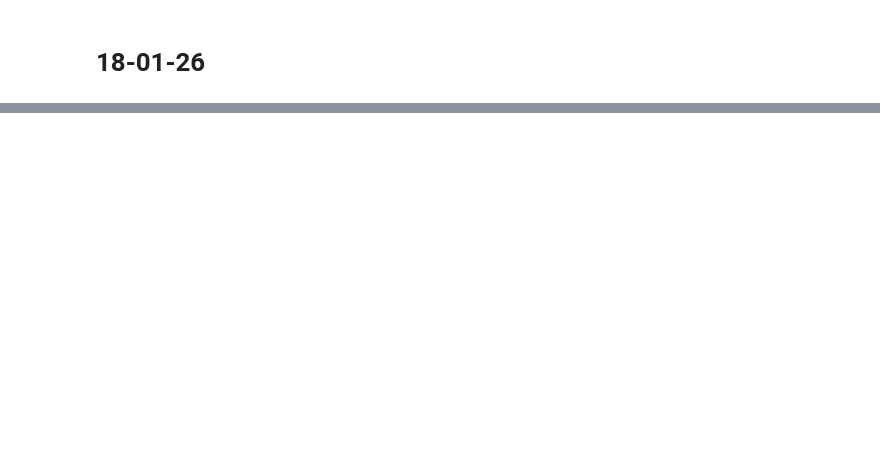
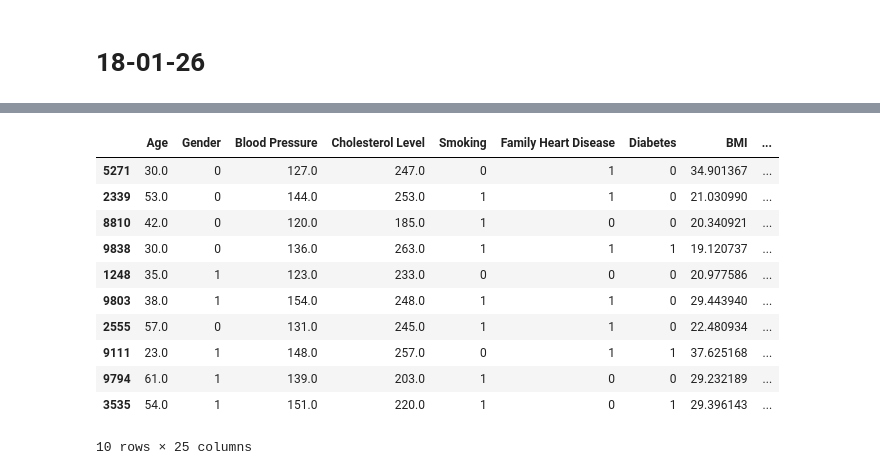
Before and after one commit to touhid0503/Heart_Disease_Diagnosis_Support_System, a Jupyter notebook: HSS.ipynb, the cells around one changed output, grey strips where cells are left out. Saved outputs shown, nothing was run; the diff lists cells and outputs as text; code cells hidden in the pictures; blank space fills up the shorter version.

Commit message:
Working with data preprocessing

```diff
--- a/HSS.ipynb
+++ b/HSS.ipynb
@@ -282,0 +14,2 @@ The project demonstrates the effectiveness of machine learning in healthcare ris
+# %%
+df=pd.read_csv("/content/heart_disease.csv")
@@ -282,0 +122,29 @@ The project demonstrates the effectiveness of machine learning in healthcare ris
+# %%
+from sklearn.preprocessing import LabelEncoder
+
+categorical_cols = df.select_dtypes(include=['object']).columns
+
+binary_cols = []
+multiclass_cols = []
+
+for col in categorical_cols:
+    if df[col].nunique() == 2:
+        binary_cols.append(col)
+    else:
+        multiclass_cols.append(col)
+
+print("Binary columns for Label Encoding:", binary_cols)
+print("Multi-category columns for One-Hot Encoding:", multiclass_cols)
+
+label_encoder = LabelEncoder()
+for col in binary_cols:
+    if col == 'Heart Disease Status':
+        df[col] = df[col].map({'No': 0, 'Yes': 1})
+    else:
+        df[col] = label_encoder.fit_transform(df[col])
+    print(f"Label encoded column: {col}")
+
+df = pd.get_dummies(df, columns=multiclass_cols, drop_first=True)
+print(f"\nOne-hot encoded columns: {multiclass_cols}")
+
+display(df.head())
@@ -282,0 +171,15 @@ The project demonstrates the effectiveness of machine learning in healthcare ris
+# %%
+df.sample(10)
+# %% [output]
+|  | Age | Gender | Blood Pressure | Cholesterol Level | Smoking | Family Heart Disease | Diabetes | BMI | ... |
+| 5271 | 30.0 | 0 | 127.0 | 247.0 | 0 | 1 | 0 | 34.901367 | ... |
+| 2339 | 53.0 | 0 | 144.0 | 253.0 | 1 | 1 | 0 | 21.030990 | ... |
+| 8810 | 42.0 | 0 | 120.0 | 185.0 | 1 | 0 | 0 | 20.340921 | ... |
+| 9838 | 30.0 | 0 | 136.0 | 263.0 | 1 | 1 | 1 | 19.120737 | ... |
+| 1248 | 35.0 | 1 | 123.0 | 233.0 | 0 | 0 | 0 | 20.977586 | ... |
+| 9803 | 38.0 | 1 | 154.0 | 248.0 | 1 | 1 | 0 | 29.443940 | ... |
+| 2555 | 57.0 | 0 | 131.0 | 245.0 | 1 | 1 | 0 | 22.480934 | ... |
+| 9111 | 23.0 | 1 | 148.0 | 257.0 | 0 | 1 | 1 | 37.625168 | ... |
+| 9794 | 61.0 | 1 | 139.0 | 203.0 | 1 | 0 | 0 | 29.232189 | ... |
+| 3535 | 54.0 | 1 | 151.0 | 220.0 | 1 | 0 | 1 | 29.396143 | ... |
+10 rows × 25 columns
```
Also changed, not shown: parts of 18 cells of this notebook.
